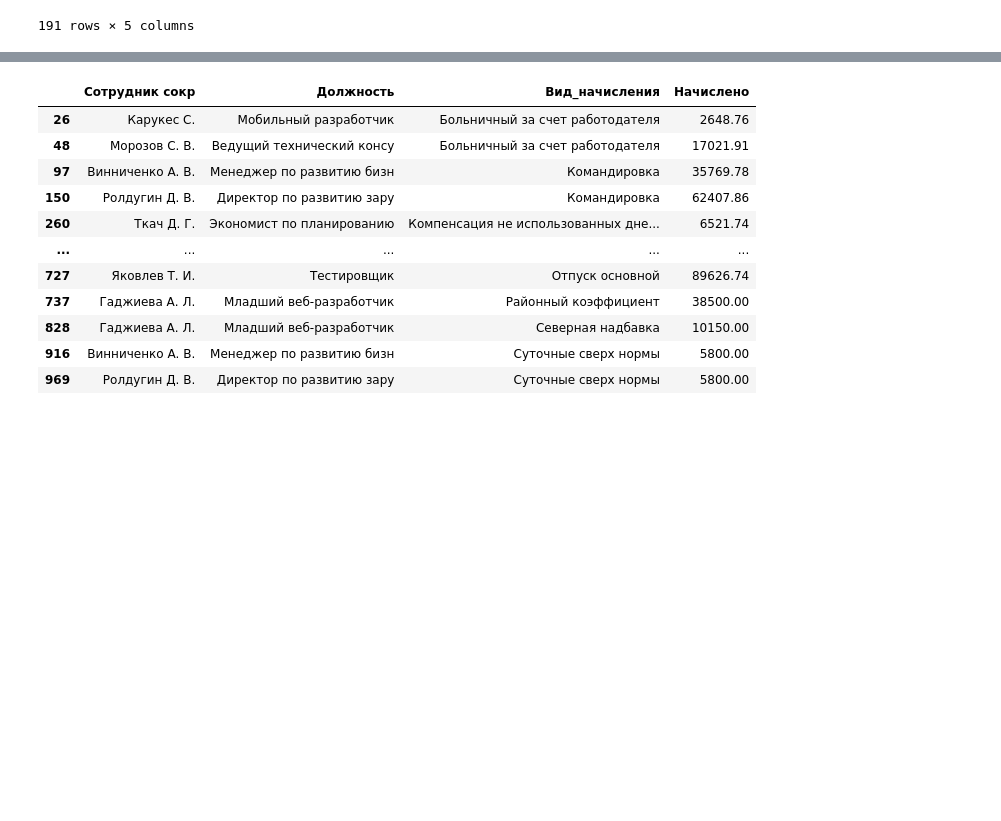
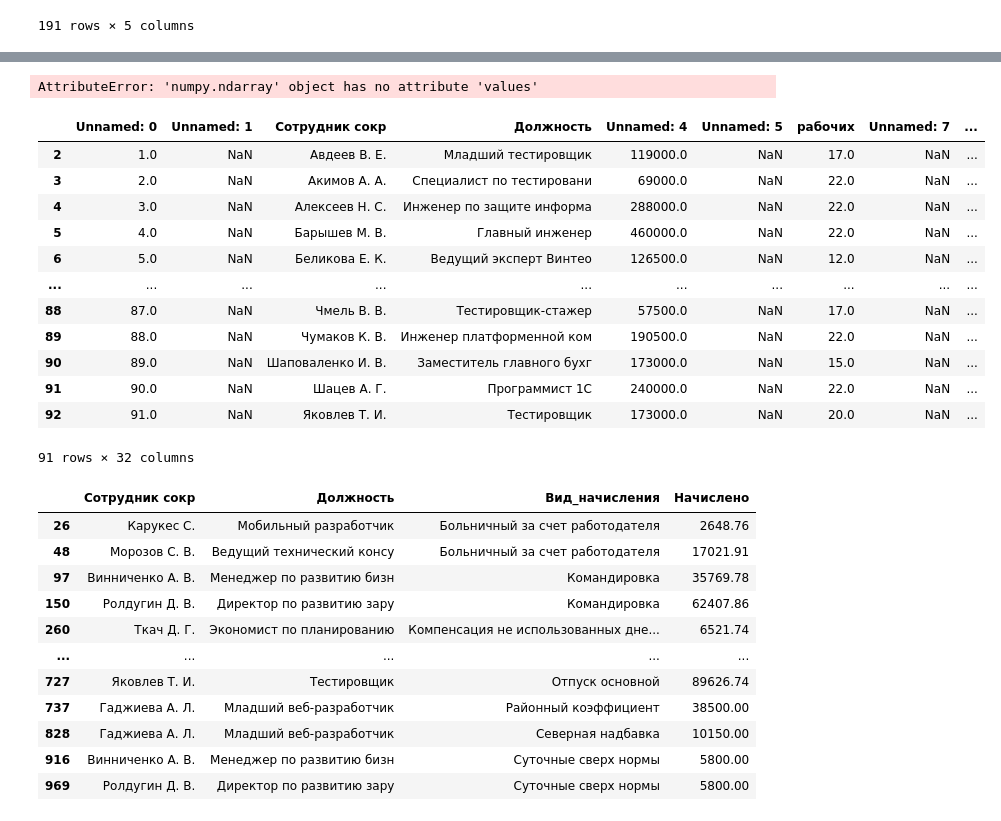
Before and after one commit to Andrey-Shatsev/reconciliation_pandas_example, a Jupyter notebook: python_files/zup_handler.ipynb, the cells around one changed output, grey strips where cells are left out. Saved outputs shown, nothing was run; the diff lists cells and outputs as text; code cells hidden in the pictures; blank space fills up the shorter version.

Commit message:
feat(preproc): added columns preprocessing

```diff
--- a/python_files/zup_handler.ipynb
+++ b/python_files/zup_handler.ipynb
@@ -154,6 +154,17 @@ drop_col = ["Unnamed: 0",
             ]
 # %%
 df.rename(columns=col_names, inplace=True)
-df.drop(columns=drop_col, inplace= True)
 df = df.dropna(subset=['Сотрудник сокр'])
 df = df[df['Сотрудник сокр'] != "3"]
+# %%
+def find_stop_column(columns):
+    for i, col in enumerate(columns):
+        # Превращаем заголовок в одну строку (даже если это кортеж)
+        col_name = str(col).lower()
+        if "всего" in col_name:
+            return i
+    return None
+
+stop_idx = find_stop_column(df.columns)
+if stop_idx is not None:
+    df = df.iloc[:, :stop_idx]
@@ -160,3 +184,31 @@ df = df[df['Сотрудник сокр'] != "3"]
+# %%
+# 1. Превращаем названия колонок в строки и приводим к нижнему регистру
+# 2. Ищем, где встречается "всего"
+mask = df.columns.astype(str).str.lower().str.contains("всего")
+
+if mask.any():
+    # Находим индекс первой колонки, где маска True
+    stop_col_idx = mask.values.argmax()
+    # Обрезаем таблицу
+    df = df.iloc[:, :stop_col_idx]
+# %% [output]
+AttributeError: 'numpy.ndarray' object has no attribute 'values'
+# %%
+df
+# %% [output]
+|  | Unnamed: 0 | Unnamed: 1 | Сотрудник сокр | Должность | Unnamed: 4 | Unnamed: 5 | рабочих | Unnamed: 7 | ... |
+| 2 | 1.0 | NaN | Авдеев В. Е. | Младший тестировщик | 119000.0 | NaN | 17.0 | NaN | ... |
+| 3 | 2.0 | NaN | Акимов А. А. | Специалист по тестировани | 69000.0 | NaN | 22.0 | NaN | ... |
+| 4 | 3.0 | NaN | Алексеев Н. С. | Инженер по защите информа | 288000.0 | NaN | 22.0 | NaN | ... |
+| 5 | 4.0 | NaN | Барышев М. В. | Главный инженер | 460000.0 | NaN | 22.0 | NaN | ... |
+| 6 | 5.0 | NaN | Беликова Е. К. | Ведущий эксперт Винтео | 126500.0 | NaN | 12.0 | NaN | ... |
+| ... | ... | ... | ... | ... | ... | ... | ... | ... | ... |
+| 88 | 87.0 | NaN | Чмель В. В. | Тестировщик-стажер | 57500.0 | NaN | 17.0 | NaN | ... |
+| 89 | 88.0 | NaN | Чумаков К. В. | Инженер платформенной ком | 190500.0 | NaN | 22.0 | NaN | ... |
+| 90 | 89.0 | NaN | Шаповаленко И. В. | Заместитель главного бухг | 173000.0 | NaN | 15.0 | NaN | ... |
+| 91 | 90.0 | NaN | Шацев А. Г. | Программист 1С | 240000.0 | NaN | 22.0 | NaN | ... |
+| 92 | 91.0 | NaN | Яковлев Т. И. | Тестировщик | 173000.0 | NaN | 20.0 | NaN | ... |
+91 rows × 32 columns
 # %%
 # Список столбцов, которые мы оставляем (измерения)
 id_vars = ['Сотрудник сокр', 'Должность']
```
Also changed, not shown: parts of 1 cell of this notebook.
